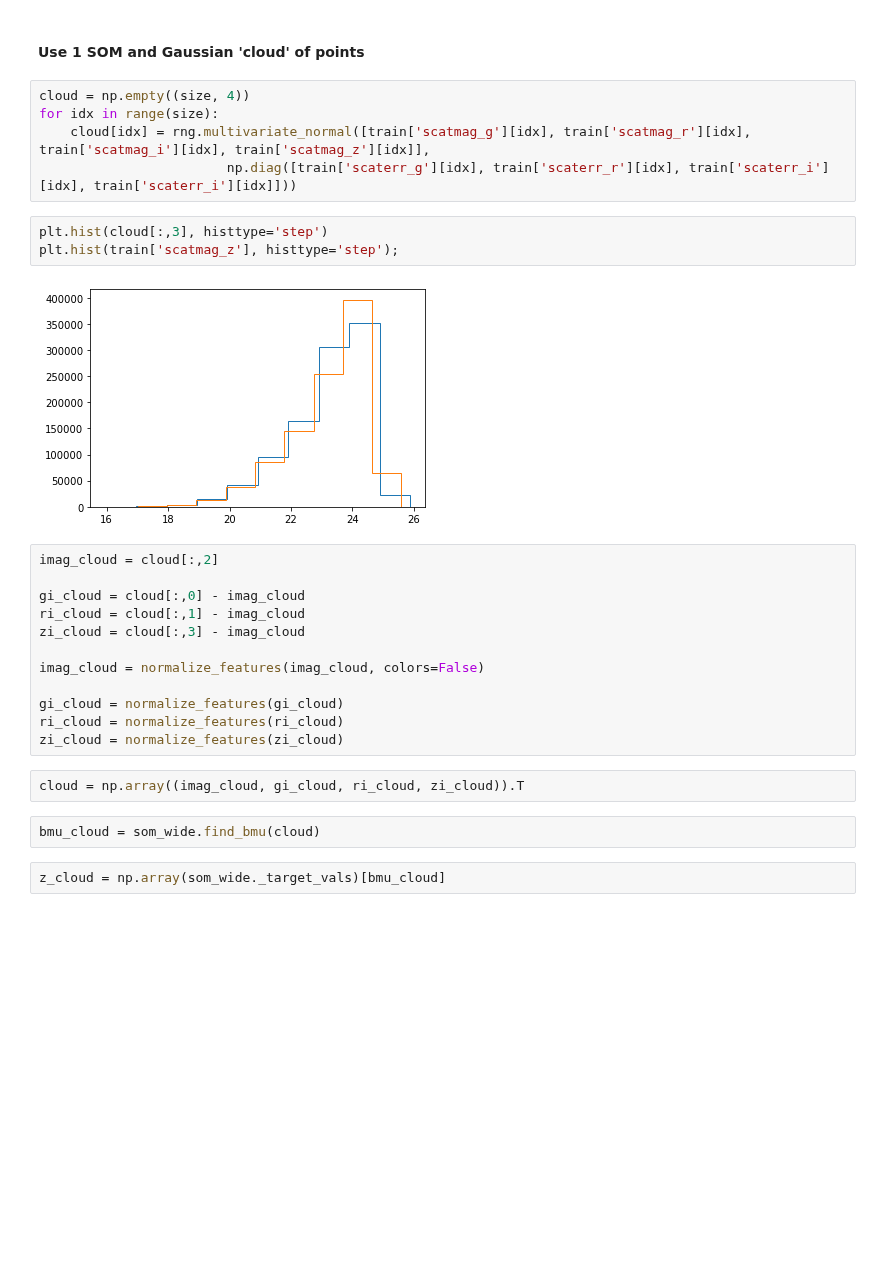
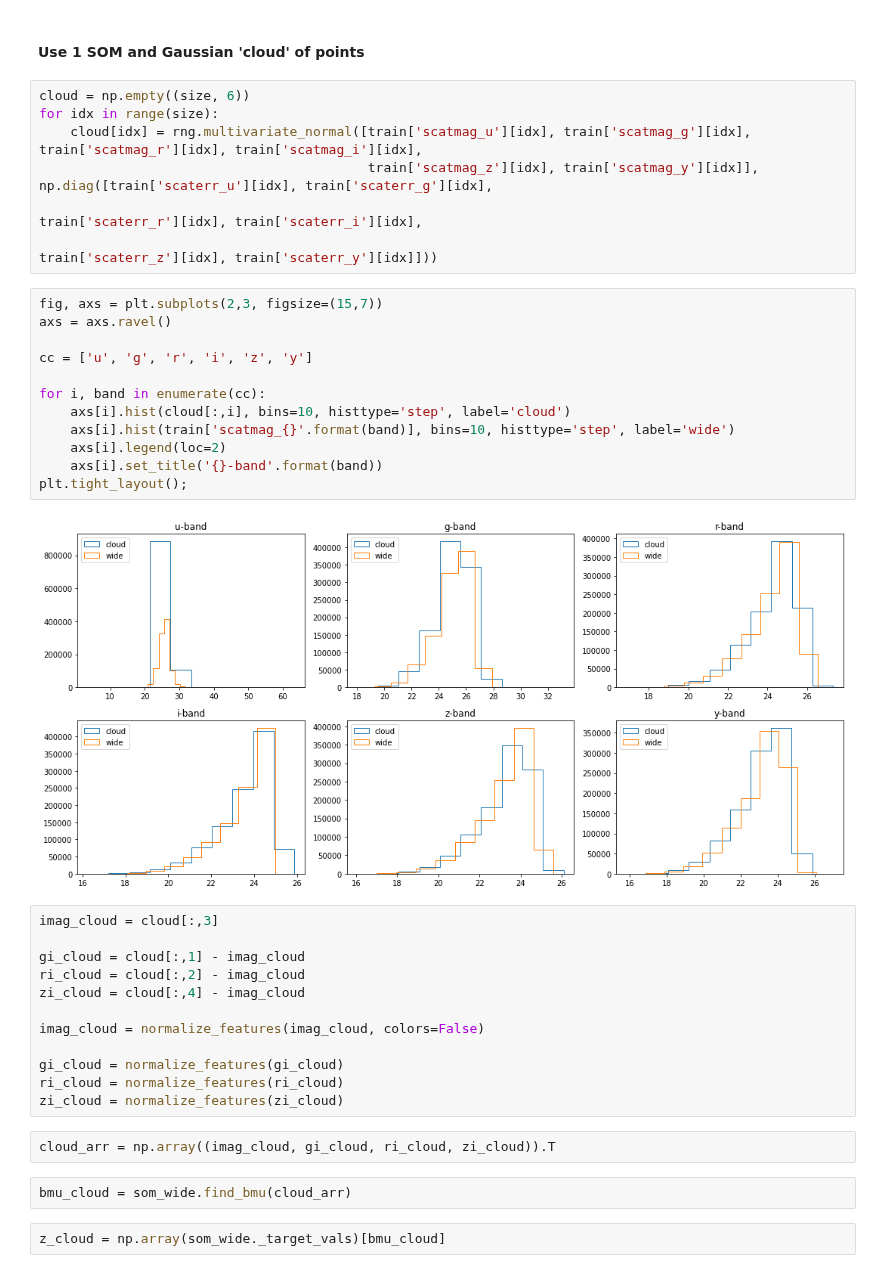
Before and after one commit to LSSTDESC/pz_bayes, a Jupyter notebook: notebooks/reproduce_SB2.ipynb, the cells around one changed output. Cells and saved outputs as stored; diff of their text form; blank space fills up the shorter version.

```diff
--- a/notebooks/reproduce_SB2.ipynb
+++ b/notebooks/reproduce_SB2.ipynb
@@ -381,21 +381,32 @@ plotbins(np.array(som_wide._target_dist), ibin_wide, zbins)
 # %% [markdown]
 #### Use 1 SOM and Gaussian 'cloud' of points
 # %%
-cloud = np.empty((size, 4))
+cloud = np.empty((size, 6))
 for idx in range(size):
-    cloud[idx] = rng.multivariate_normal([train['scatmag_g'][idx], train['scatmag_r'][idx], train['scatmag_i'][idx], train['scatmag_z'][idx]],
-                        np.diag([train['scaterr_g'][idx], train['scaterr_r'][idx], train['scaterr_i'][idx], train['scaterr_i'][idx]]))
+    cloud[idx] = rng.multivariate_normal([train['scatmag_u'][idx], train['scatmag_g'][idx], train['scatmag_r'][idx], train['scatmag_i'][idx],
+                                          train['scatmag_z'][idx], train['scatmag_y'][idx]], np.diag([train['scaterr_u'][idx], train['scaterr_g'][idx],
+                                                                                                      train['scaterr_r'][idx], train['scaterr_i'][idx],
+                                                                                                      train['scaterr_z'][idx], train['scaterr_y'][idx]]))
-# %%
-plt.hist(cloud[:,3], histtype='step')
-plt.hist(train['scatmag_z'], histtype='step');
-# %% [output]
-[figure, removed]
+# %%
+fig, axs = plt.subplots(2,3, figsize=(15,7))
+axs = axs.ravel()
+
+cc = ['u', 'g', 'r', 'i', 'z', 'y']
+
+for i, band in enumerate(cc):
+    axs[i].hist(cloud[:,i], bins=10, histtype='step', label='cloud')
+    axs[i].hist(train['scatmag_{}'.format(band)], bins=10, histtype='step', label='wide')
+    axs[i].legend(loc=2)
+    axs[i].set_title('{}-band'.format(band))
+plt.tight_layout();
+# %% [output]
+[figure, added]
 # %%
-imag_cloud = cloud[:,2]
+imag_cloud = cloud[:,3]
 
-gi_cloud = cloud[:,0] - imag_cloud
-ri_cloud = cloud[:,1] - imag_cloud
-zi_cloud = cloud[:,3] - imag_cloud
+gi_cloud = cloud[:,1] - imag_cloud
+ri_cloud = cloud[:,2] - imag_cloud
+zi_cloud = cloud[:,4] - imag_cloud
 
 imag_cloud = normalize_features(imag_cloud, colors=False)
 
@@ -403,9 +414,9 @@ gi_cloud = normalize_features(gi_cloud)
 ri_cloud = normalize_features(ri_cloud)
 zi_cloud = normalize_features(zi_cloud)
 # %%
-cloud = np.array((imag_cloud, gi_cloud, ri_cloud, zi_cloud)).T
+cloud_arr = np.array((imag_cloud, gi_cloud, ri_cloud, zi_cloud)).T
 # %%
-bmu_cloud = som_wide.find_bmu(cloud)
+bmu_cloud = som_wide.find_bmu(cloud_arr)
 # %%
 z_cloud = np.array(som_wide._target_vals)[bmu_cloud]
 # %%
```
Also changed, not shown: parts of 6 cells of this notebook.
